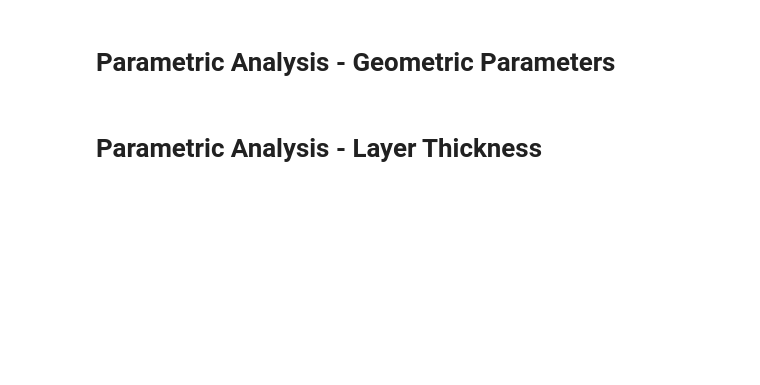
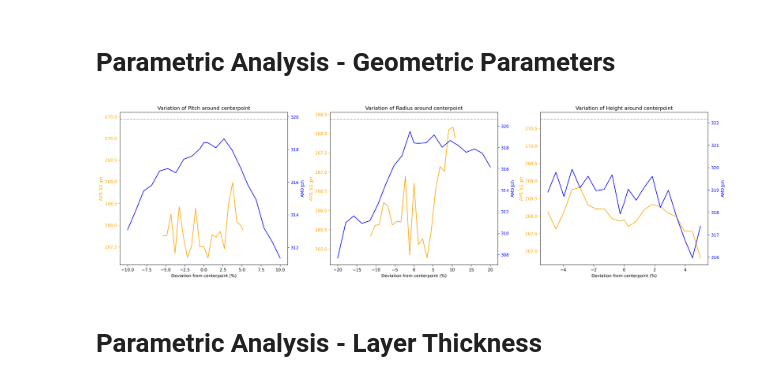
Before and after one commit to e4m8ch/sp-lt-pv, a Jupyter notebook: scripts/data_analysis.ipynb, the cells around one changed output. Cells and saved outputs as stored; diff of their text form; code cells hidden in the pictures; blank space fills up the shorter version.

Commit message:
Added draft of last two plots, cleanup still needed

```diff
--- a/scripts/data_analysis.ipynb
+++ b/scripts/data_analysis.ipynb
@@ -196,23 +196,62 @@ plt.show()
 # %%
 df_par_geo = pd.read_excel(path, sheet_name="Parametric")
 
 df_par_geo.head(5)
 
 def extract_par_geo(df, tag):
-    # Extract geometric parametric data, clean column names.
-    sub = df.filter(like=tag).copy()
+    # Match columns like "AM15{tag}", "AM15{tag}_Jph", "AM0{tag}", "AM0{tag}_Jph"
+    pattern = fr"^(AM15|AM0){tag}(_.*)?$"
+    sub = df.filter(regex=pattern).copy()
     sub.dropna(axis=0, inplace=True)
 
     # Standard renaming
     sub.columns = sub.columns.str.replace(f"{tag}", "", regex=False)
     sub.columns = sub.columns.str.replace("Y", "Jph", regex=False)
     sub.columns = sub.columns.str.replace("_X", "", regex=False)
 
+    # X columns to transform
+    x_cols = ["AM15", "AM0"]
+
+    for col in x_cols:
+        if col in sub.columns:  # safety check
+            median = sub[col].median()
+            sub[col] = (sub[col] - median) / median * 100
+
     return sub
 
 df_p = extract_par_geo(df_par_geo, "p")
 df_R = extract_par_geo(df_par_geo, "R")
 df_Rz = extract_par_geo(df_par_geo, "Rz")
+
+
+# Plotting the data
+# ------------------------------------------------------------------
+
+def plot_geo(ax, df, title=None):
+    ax.plot(df["AM15"], df["AM15_Jph"], label="AM1.5G", color='orange')
+    ax.set_ylabel('AM1.5G Jph', color='orange')
+    ax.set_xlabel('Deviation from centerpoint (%)')
+    ax.tick_params(axis='y', colors='orange')
+    ax.axhline((df["AM15_Jph"].median()+0.01*df["AM15_Jph"].median()), color='orange', linestyle='--', alpha=0.3, label="1%")
+    if title:
+        ax.set_title(title)
+
+    ax2 = ax.twinx()
+    ax2.plot(df["AM0"], df["AM0_Jph"], label="AM0", color='blue')
+    ax2.set_ylabel('AM0 Jph', color='blue')
+    ax2.tick_params(axis='y', colors='blue')
+    ax2.axhline((df["AM0_Jph"].median()+0.01*df["AM0_Jph"].median()), color='blue', linestyle='--', alpha=0.3, label="1%")
+
+fig, (ax1, ax2, ax3) = plt.subplots(1, 3, figsize=(21, 6), dpi=300)
+
+plot_geo(ax1, df_p, title="Variation of Pitch around centerpoint")
+plot_geo(ax2, df_R, title="Variation of Radius around centerpoint")
+plot_geo(ax3, df_Rz, title="Variation of Height around centerpoint")
+
+plt.tight_layout()
+plt.show()
+# %% [output]
+[figure, added]
 # %% [markdown]
 # Parametric Analysis - Layer Thickness
 # %%
```
Also changed, not shown: parts of 2 cells of this notebook.
